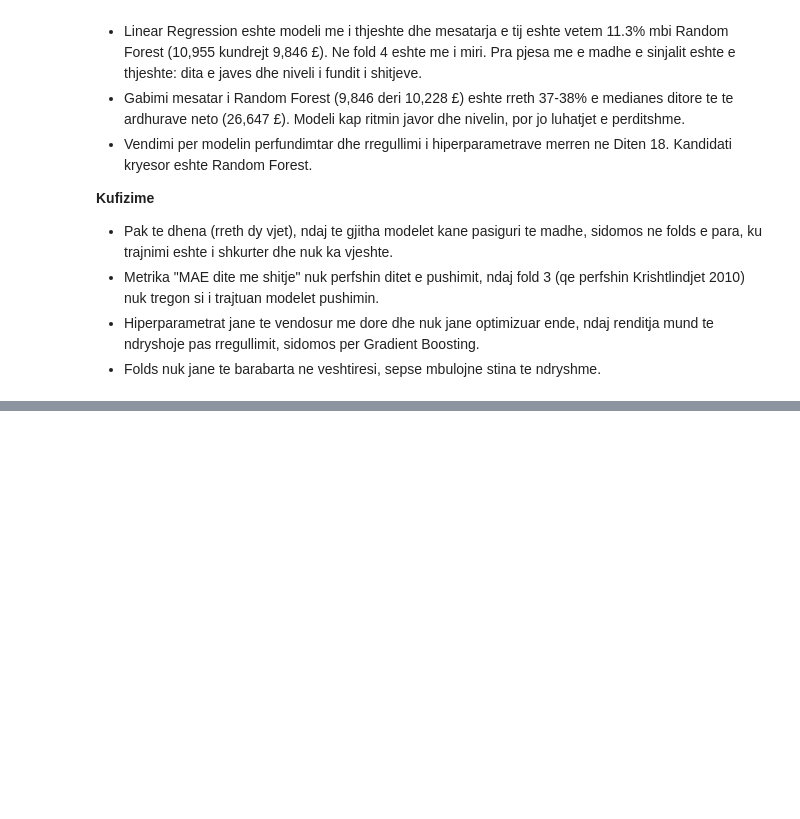
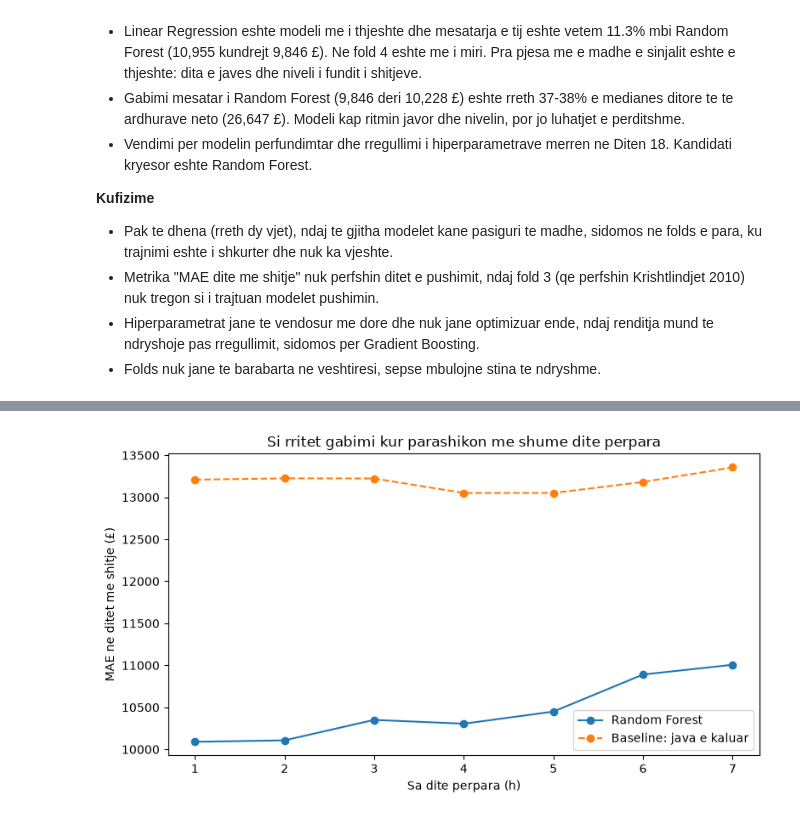
Before and after one commit to Dua-Gashi/online-retail-customer-analytics, a Jupyter notebook: notebooks/03_forecasting.ipynb, the cells around one changed output, grey strips where cells are left out. Saved outputs shown, nothing was run; the diff lists cells and outputs as text; code cells hidden in the pictures; blank space fills up the shorter version.

```diff
--- a/notebooks/03_forecasting.ipynb
+++ b/notebooks/03_forecasting.ipynb
@@ -591,0 +621,7 @@ Modeli me i mire per fold: fold 1 Random Forest, fold 2 baseline "java e kaluar"
+# %%
+from src.forecasting import backtest_horizons, horizon_summary
+
+hz = backtest_horizons(daily)
+print(hz["origin"].nunique(), "origjina,", len(hz), "parashikime")
+summary = horizon_summary(hz)
+summary.round(0)
@@ -591,0 +639,16 @@ Modeli me i mire per fold: fold 1 Random Forest, fold 2 baseline "java e kaluar"
+# %%
+from src.forecasting import FIGURES_DIR
+
+FIGURES_DIR.mkdir(parents=True, exist_ok=True)
+fig, ax = plt.subplots(figsize=(8, 4.5))
+ax.plot(summary.index, summary["MAE_modeli_dite_me_shitje"], marker="o", label="Random Forest")
+ax.plot(summary.index, summary["MAE_baseline_dite_me_shitje"], marker="o", linestyle="--", label="Baseline: java e kaluar")
+ax.set_xlabel("Sa dite perpara (h)")
+ax.set_ylabel("MAE ne ditet me shitje (£)")
+ax.set_title("Si rritet gabimi kur parashikon me shume dite perpara")
+ax.legend()
+fig.tight_layout()
+fig.savefig(FIGURES_DIR / "horizon_error.png", dpi=150)
+plt.show()
+# %% [output]
+[figure, added]
```
Also changed, not shown: parts of 5 cells of this notebook, 4 other files.
